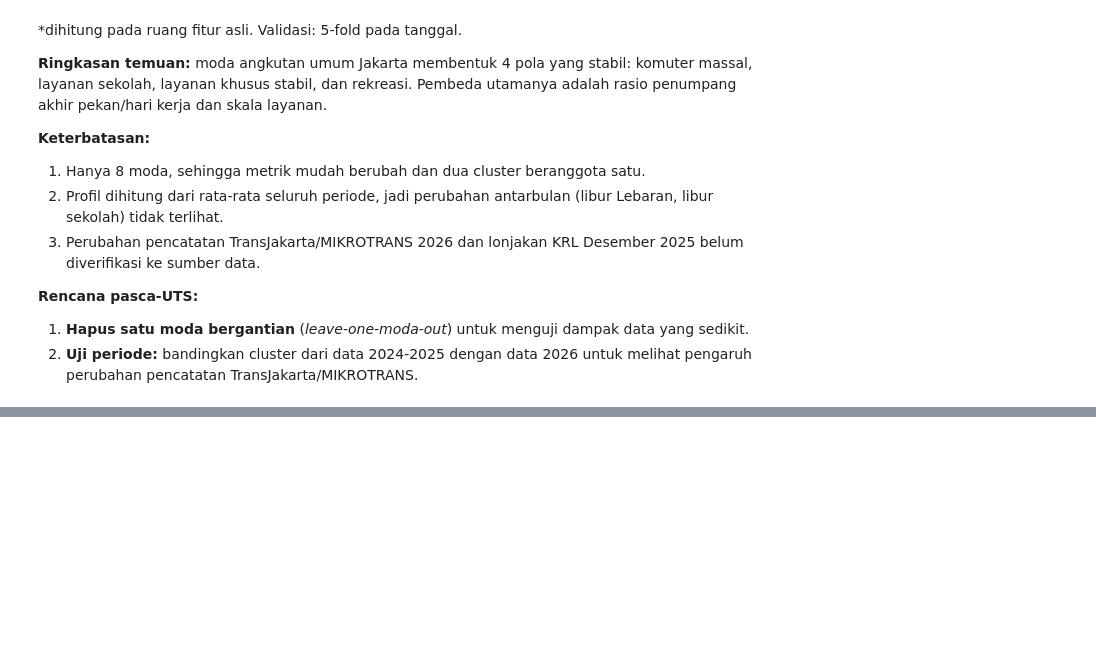
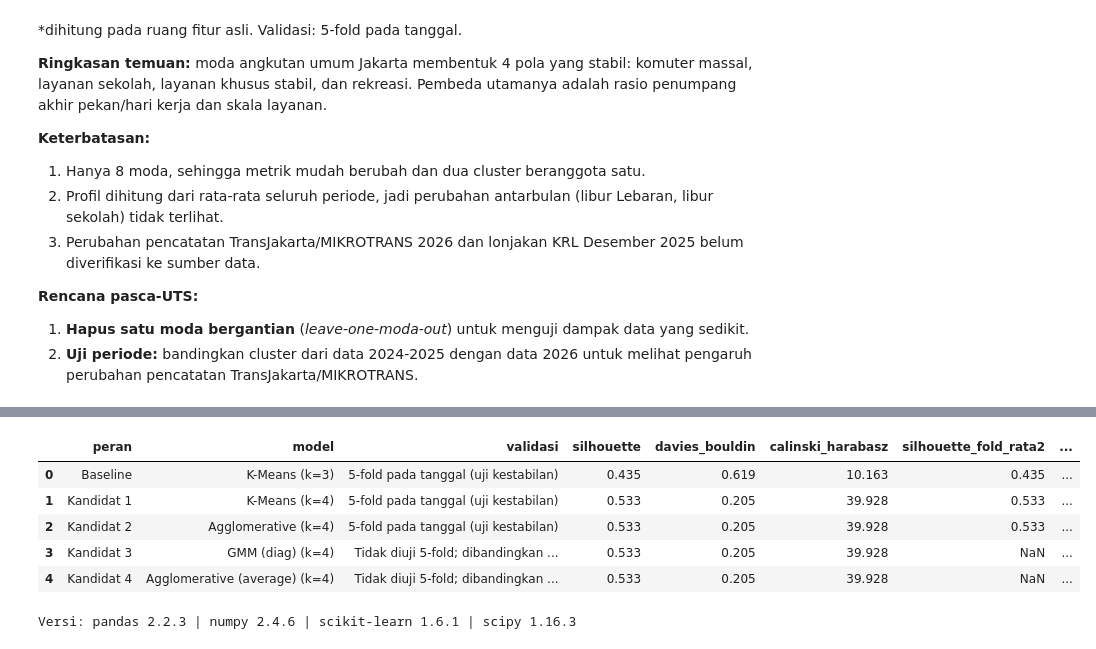
Before and after one commit to rifkyghifari/ML_PolaPenggunaanTransportasiUmum-B02-, a Jupyter notebook: UTS_Kelompok4_B02.ipynb, the cells around one changed output, grey strips where cells are left out. Saved outputs shown, nothing was run; the diff lists cells and outputs as text; code cells hidden in the pictures; blank space fills up the shorter version.

```diff
--- a/UTS_Kelompok4_B02.ipynb
+++ b/UTS_Kelompok4_B02.ipynb
@@ -1460,0 +1471,34 @@ display(tabel_pca)
+# %%
+# Simpan tabel hasil eksperimen awal
+import sklearn, scipy
+peta_model = {"Baseline": "Baseline K-Means (k=3)",
+              "Kandidat 1": "K-Means (k=4)",
+              "Kandidat 2": "Agglomerative Ward (k=4)"}
+sil_fold = hasil_fold.groupby("model")["silhouette"].agg(["mean", "std"])
+ari_fold = hasil_fold.groupby("model")["ARI vs data penuh"].mean()
+
+def ambil(p, tabel, kolom=None):
+    """Ambil nilai fold untuk peran p; NaN jika model itu tidak diuji 5-fold."""
+    if p not in peta_model:
+        return np.nan
+    return tabel.loc[peta_model[p], kolom] if kolom else tabel.loc[peta_model[p]]
+
+hasil_uts = perbandingan.drop(columns=["anggota cluster"]).copy()
+hasil_uts.insert(2, "validasi", hasil_uts["peran"].map(
+    lambda p: "5-fold pada tanggal (uji kestabilan)" if p in peta_model
+              else "Tidak diuji 5-fold; dibandingkan dengan K-Means (ARI)"))
+hasil_uts["silhouette_fold_rata2"] = hasil_uts["peran"].map(lambda p: ambil(p, sil_fold, "mean"))
+hasil_uts["silhouette_fold_std"]   = hasil_uts["peran"].map(lambda p: ambil(p, sil_fold, "std"))
+hasil_uts["ARI_fold_rata2"]        = hasil_uts["peran"].map(lambda p: ambil(p, ari_fold))
+hasil_uts.to_csv("hasil_eksperimen_milestone1.csv", index=False)
+display(hasil_uts)
+
+print("Versi: pandas", pd.__version__, "| numpy", np.__version__, "| scikit-learn", sklearn.__version__, "| scipy", scipy.__version__)
+# %% [output]
+|  | peran | model | validasi | silhouette | davies_bouldin | calinski_harabasz | silhouette_fold_rata2 | ... |
+| 0 | Baseline | K-Means (k=3) | 5-fold pada tanggal (uji kestabilan) | 0.435 | 0.619 | 10.163 | 0.435 | ... |
+| 1 | Kandidat 1 | K-Means (k=4) | 5-fold pada tanggal (uji kestabilan) | 0.533 | 0.205 | 39.928 | 0.533 | ... |
+| 2 | Kandidat 2 | Agglomerative (k=4) | 5-fold pada tanggal (uji kestabilan) | 0.533 | 0.205 | 39.928 | 0.533 | ... |
+| 3 | Kandidat 3 | GMM (diag) (k=4) | Tidak diuji 5-fold; dibandingkan ... | 0.533 | 0.205 | 39.928 | NaN | ... |
+| 4 | Kandidat 4 | Agglomerative (average) (k=4) | Tidak diuji 5-fold; dibandingkan ... | 0.533 | 0.205 | 39.928 | NaN | ... |
+Versi: pandas 2.2.3 | numpy 2.4.6 | scikit-learn 1.6.1 | scipy 1.16.3
```
Also changed, not shown: parts of 4 cells of this notebook.
